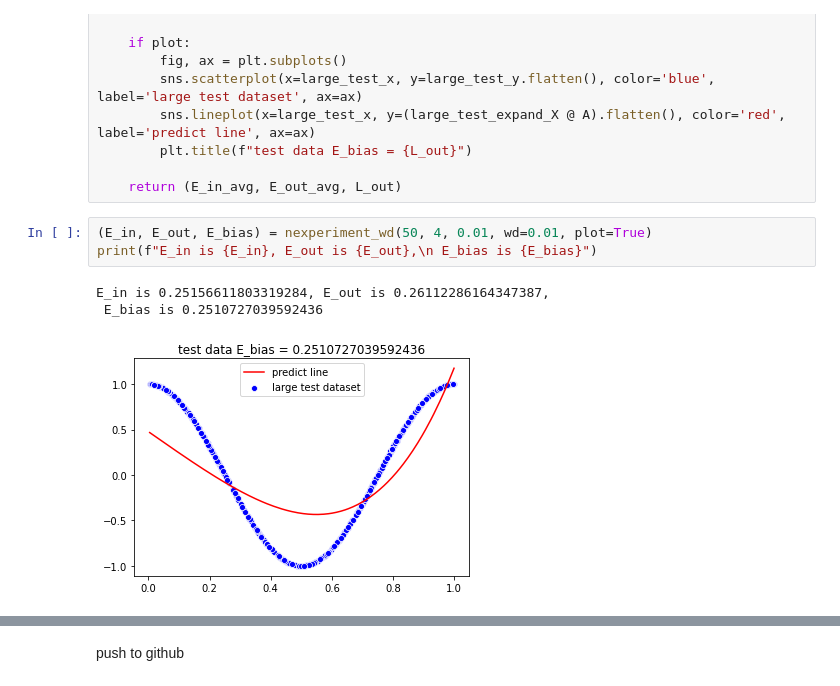
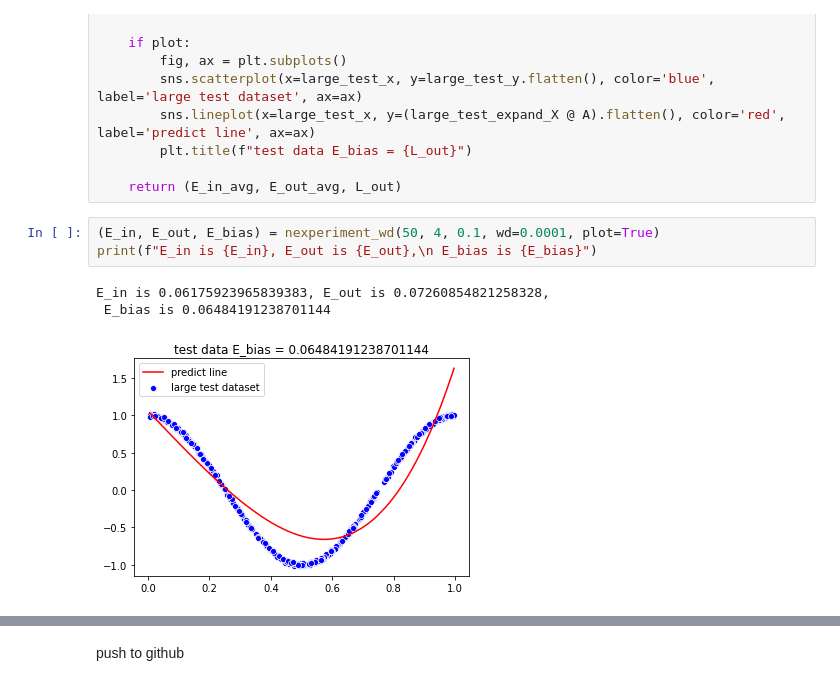
Before and after one commit to liushuyu6666/AI_relative, a Jupyter notebook: algorithm_explore/Gaussian_Regression.ipynb, the cells around one changed output, grey strips where cells are left out. Drawn from its saved outputs; the diff is of its cells as text.

```diff
--- a/algorithm_explore/Gaussian_Regression.ipynb
+++ b/algorithm_explore/Gaussian_Regression.ipynb
@@ -894,9 +894,9 @@ def nexperiment_wd(N, d, sigma, wd, plot=False):
 
     return (E_in_avg, E_out_avg, L_out)
 # %%
-(E_in, E_out, E_bias) = nexperiment_wd(50, 4, 0.01, wd=0.01, plot=True)
+(E_in, E_out, E_bias) = nexperiment_wd(50, 4, 0.1, wd=0.0001, plot=True)
 print(f"E_in is {E_in}, E_out is {E_out},\n E_bias is {E_bias}")
 # %% [output]
-E_in is 0.25156611803319284, E_out is 0.26112286164347387,
- E_bias is 0.2510727039592436
+E_in is 0.06175923965839383, E_out is 0.07260854821258328,
+ E_bias is 0.06484191238701144
-[figure, old version]
+[figure, new version]
```
Also changed, not shown: parts of 1 cell of this notebook.
